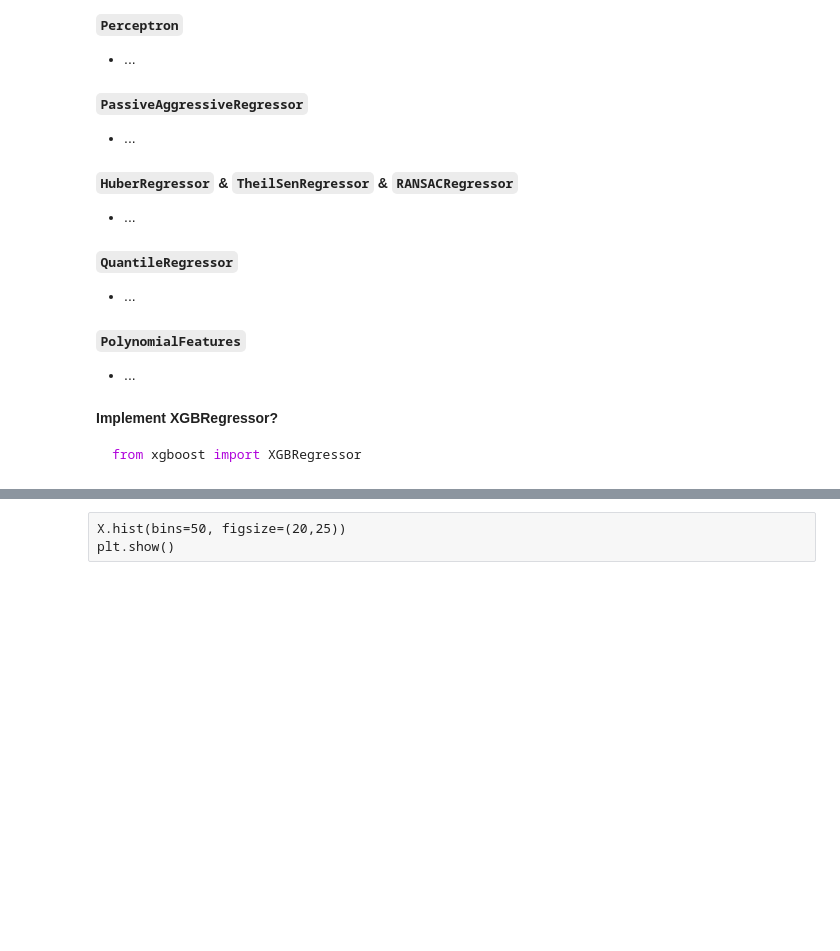
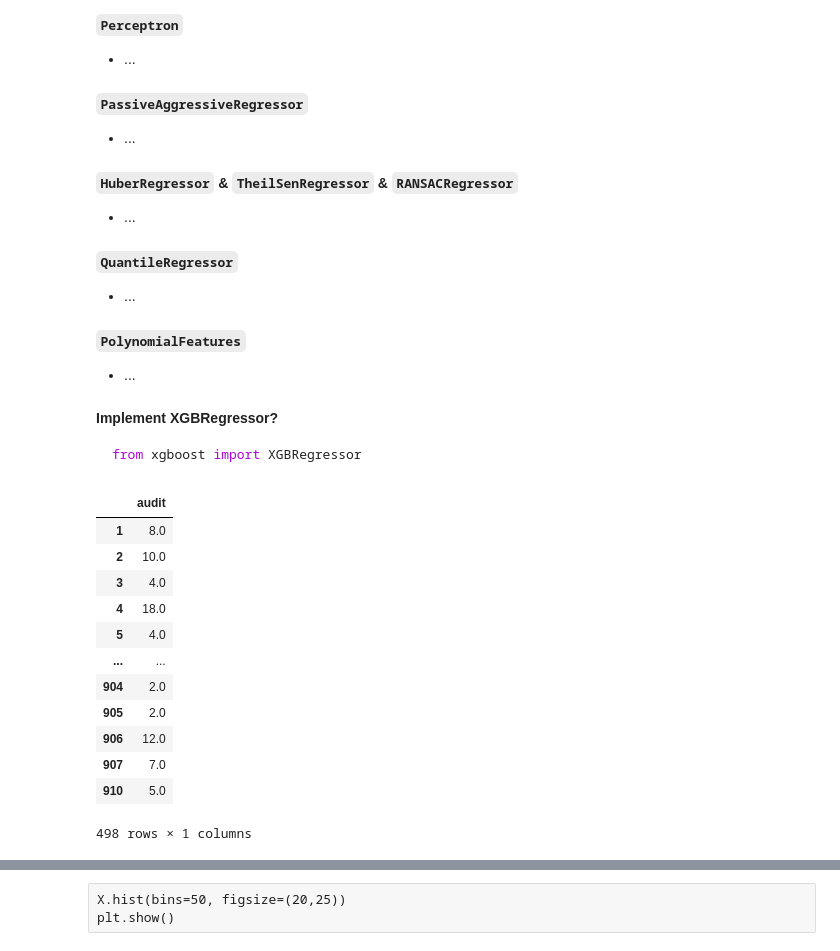
Before and after one commit to dominikpegler/internship_ml, a Jupyter notebook: playground.ipynb, the cells around one changed output, grey strips where cells are left out. Saved outputs shown, nothing was run; the diff lists cells and outputs as text; code cells hidden in the pictures; blank space fills up the shorter version.

````diff
--- a/playground.ipynb
+++ b/playground.ipynb
@@ -83,6 +83,22 @@ in `sklearn.linear_model`
 ```python
 from xgboost import XGBRegressor
 ```
+# %%
+y
+# %% [output]
+|  | audit |
+| 1 | 8.0 |
+| 2 | 10.0 |
+| 3 | 4.0 |
+| 4 | 18.0 |
+| 5 | 4.0 |
+| ... | ... |
+| 904 | 2.0 |
+| 905 | 2.0 |
+| 906 | 12.0 |
+| 907 | 7.0 |
+| 910 | 5.0 |
+498 rows × 1 columns
 # %%
 %%time
 
````
Also changed, not shown: parts of 1 cell of this notebook, 2 other files.
